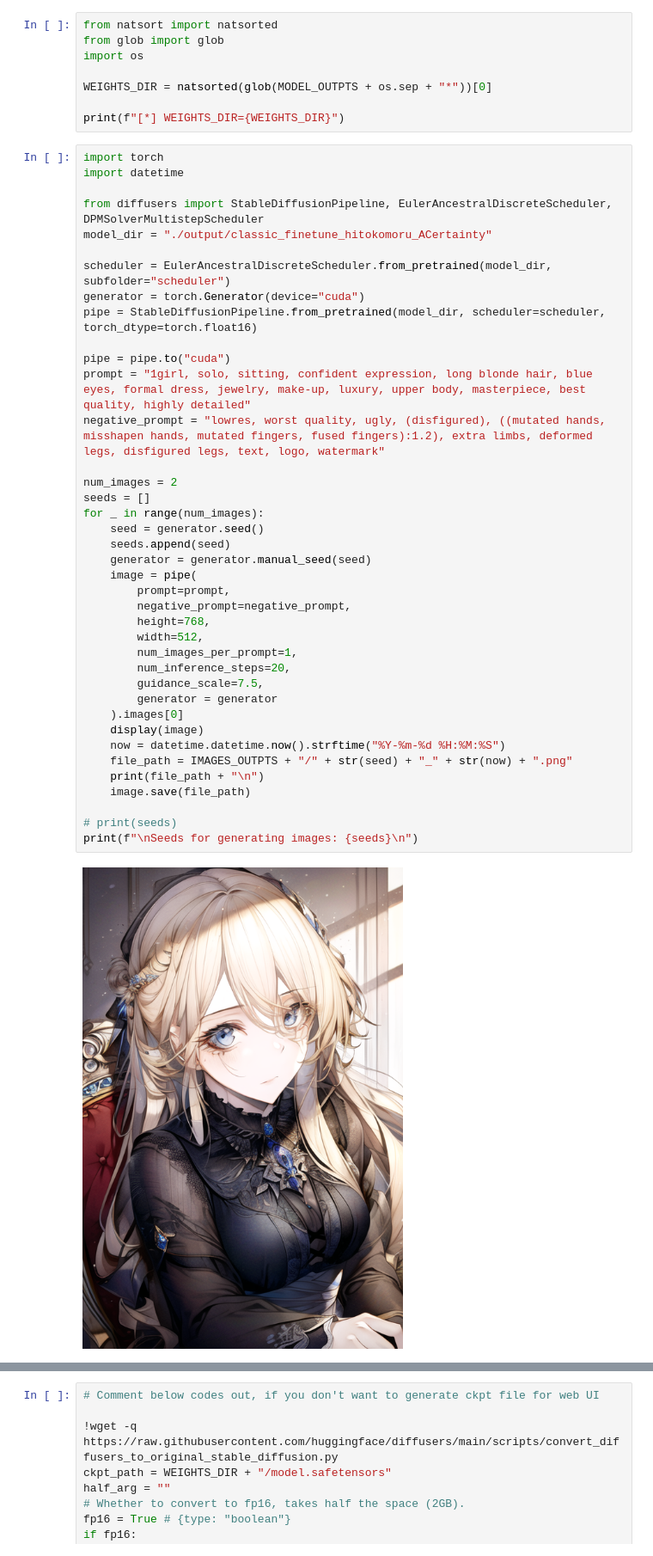
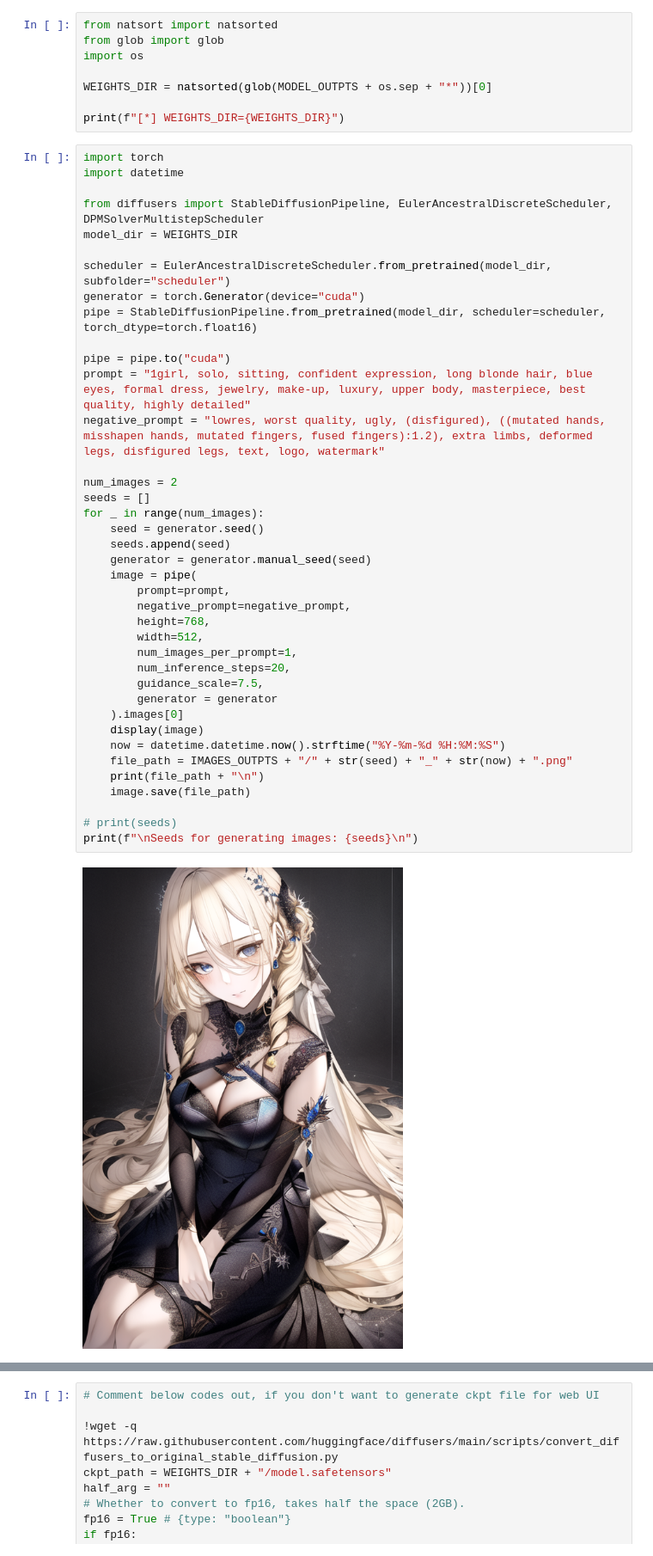
Before and after one commit to terrificdm/stablediffusion-sagemaker-notebook, a Jupyter notebook: sd-classic-finetune-text2image-notebook.ipynb, the cells around one changed output, grey strips where cells are left out. Shown at 86% size. Drawn from its saved outputs; the diff is of its cells as text.

```diff
--- a/sd-classic-finetune-text2image-notebook.ipynb
+++ b/sd-classic-finetune-text2image-notebook.ipynb
@@ -152,7 +152,7 @@ import torch
 import datetime
 
 from diffusers import StableDiffusionPipeline, EulerAncestralDiscreteScheduler, DPMSolverMultistepScheduler
-model_dir = "./output/classic_finetune_hitokomoru_ACertainty"
+model_dir = WEIGHTS_DIR
 
 scheduler = EulerAncestralDiscreteScheduler.from_pretrained(model_dir, subfolder="scheduler")
 generator = torch.Generator(device="cuda")
@@ -160,31 +160,31 @@ pipe = StableDiffusionPipeline.from_pretrained(model_dir, scheduler=scheduler, t
 
 pipe = pipe.to("cuda")
 prompt = "1girl, solo, sitting, confident expression, long blonde hair, blue eyes, formal dress, jewelry, make-up, luxury, upper body, masterpiece, best quality, highly detailed"
 negative_prompt = "lowres, worst quality, ugly, (disfigured), ((mutated hands, misshapen hands, mutated fingers, fused fingers):1.2), extra limbs, deformed legs, disfigured legs, text, logo, watermark"
 
 num_images = 2
 seeds = []
 for _ in range(num_images):
     seed = generator.seed()
     seeds.append(seed)
     generator = generator.manual_seed(seed)
     image = pipe(
         prompt=prompt,
         negative_prompt=negative_prompt,
         height=768,
         width=512,
         num_images_per_prompt=1,
         num_inference_steps=20,
         guidance_scale=7.5,
         generator = generator
     ).images[0]
     display(image)
     now = datetime.datetime.now().strftime("%Y-%m-%d %H:%M:%S")
     file_path = IMAGES_OUTPTS + "/" + str(seed) + "_" + str(now) + ".png"
     print(file_path + "\n")
     image.save(file_path)
 
 # print(seeds)
 print(f"\nSeeds for generating images: {seeds}\n")
 # %% [output]
-[figure, old version]
+[figure, new version]
```
Also changed, not shown: parts of 3 cells of this notebook.
